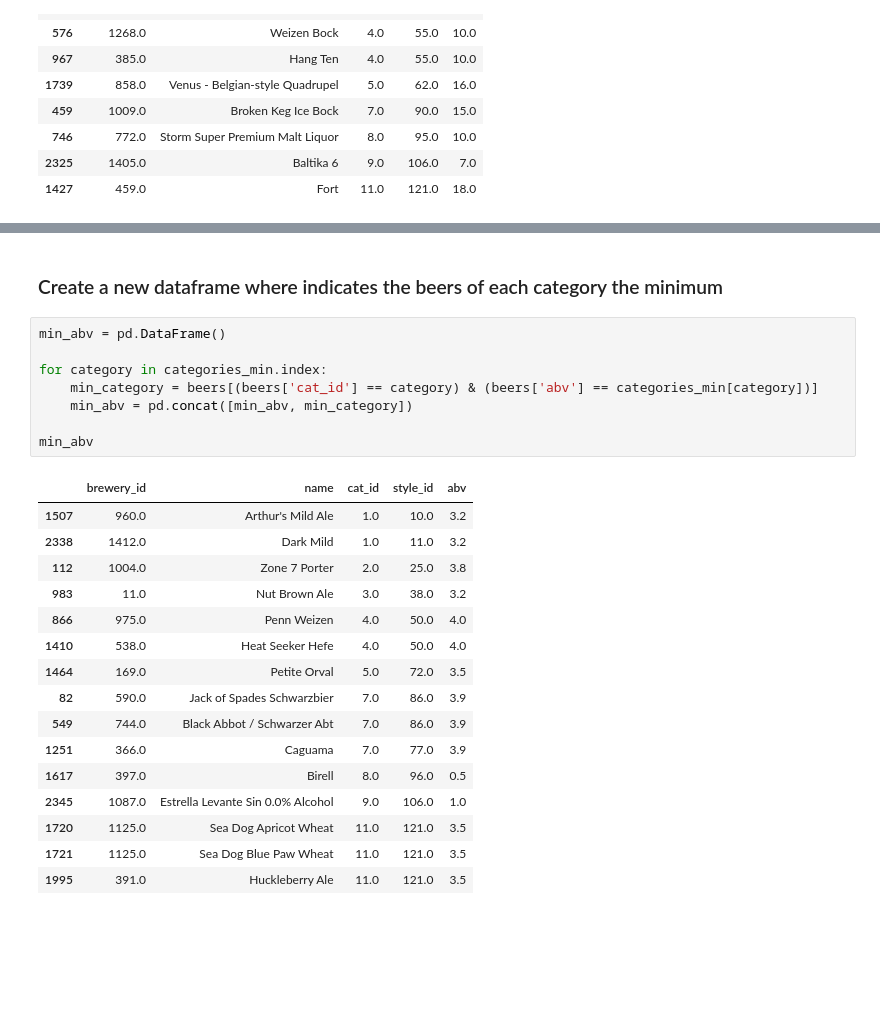
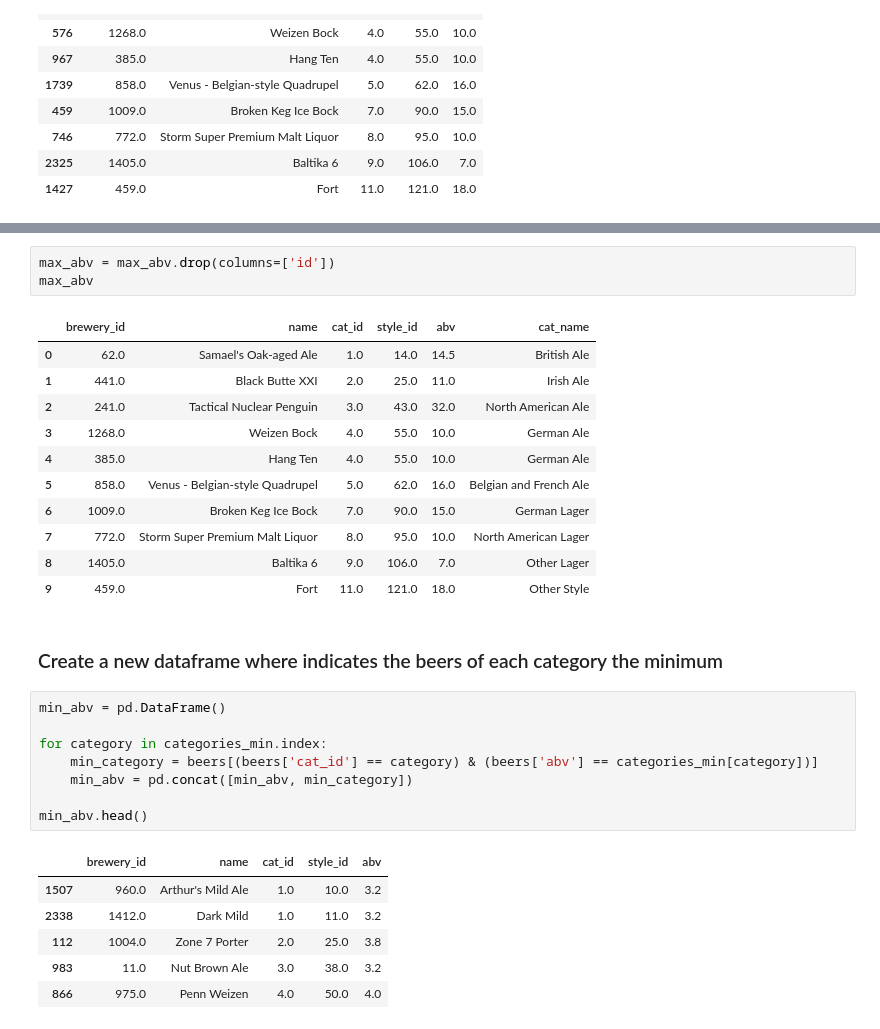
Before and after one commit to rubenmartinezlorente/Project-Week-3-Data-Thieves, a Jupyter notebook: your-project/Q3.ipynb, the cells around one changed output, grey strips where cells are left out. Cells and saved outputs as stored; diff of their text form; blank space fills up the shorter version.

```diff
--- a/your-project/Q3.ipynb
+++ b/your-project/Q3.ipynb
@@ -72,27 +90,32 @@ max_abv
+# %%
+max_abv = max_abv.drop(columns=['id'])
+max_abv
+# %% [output]
+|  | brewery_id | name | cat_id | style_id | abv | cat_name |
+| 0 | 62.0 | Samael's Oak-aged Ale | 1.0 | 14.0 | 14.5 | British Ale |
+| 1 | 441.0 | Black Butte XXI | 2.0 | 25.0 | 11.0 | Irish Ale |
+| 2 | 241.0 | Tactical Nuclear Penguin | 3.0 | 43.0 | 32.0 | North American Ale |
+| 3 | 1268.0 | Weizen Bock | 4.0 | 55.0 | 10.0 | German Ale |
+| 4 | 385.0 | Hang Ten | 4.0 | 55.0 | 10.0 | German Ale |
+| 5 | 858.0 | Venus - Belgian-style Quadrupel | 5.0 | 62.0 | 16.0 | Belgian and French Ale |
+| 6 | 1009.0 | Broken Keg Ice Bock | 7.0 | 90.0 | 15.0 | German Lager |
+| 7 | 772.0 | Storm Super Premium Malt Liquor | 8.0 | 95.0 | 10.0 | North American Lager |
+| 8 | 1405.0 | Baltika 6 | 9.0 | 106.0 | 7.0 | Other Lager |
+| 9 | 459.0 | Fort | 11.0 | 121.0 | 18.0 | Other Style |
 # %% [markdown]
 ### Create a new dataframe where indicates the beers of each category the minimum
 # %%
 min_abv = pd.DataFrame()
 
 for category in categories_min.index:
     min_category = beers[(beers['cat_id'] == category) & (beers['abv'] == categories_min[category])]
     min_abv = pd.concat([min_abv, min_category])
 
-min_abv
+min_abv.head()
 # %% [output]
 |  | brewery_id | name | cat_id | style_id | abv |
 | 1507 | 960.0 | Arthur's Mild Ale | 1.0 | 10.0 | 3.2 |
 | 2338 | 1412.0 | Dark Mild | 1.0 | 11.0 | 3.2 |
 | 112 | 1004.0 | Zone 7 Porter | 2.0 | 25.0 | 3.8 |
 | 983 | 11.0 | Nut Brown Ale | 3.0 | 38.0 | 3.2 |
 | 866 | 975.0 | Penn Weizen | 4.0 | 50.0 | 4.0 |
-| 1410 | 538.0 | Heat Seeker Hefe | 4.0 | 50.0 | 4.0 |
-| 1464 | 169.0 | Petite Orval | 5.0 | 72.0 | 3.5 |
-| 82 | 590.0 | Jack of Spades Schwarzbier | 7.0 | 86.0 | 3.9 |
-| 549 | 744.0 | Black Abbot / Schwarzer Abt | 7.0 | 86.0 | 3.9 |
-| 1251 | 366.0 | Caguama | 7.0 | 77.0 | 3.9 |
-| 1617 | 397.0 | Birell | 8.0 | 96.0 | 0.5 |
-| 2345 | 1087.0 | Estrella Levante Sin 0.0% Alcohol | 9.0 | 106.0 | 1.0 |
-| 1720 | 1125.0 | Sea Dog Apricot Wheat | 11.0 | 121.0 | 3.5 |
-| 1721 | 1125.0 | Sea Dog Blue Paw Wheat | 11.0 | 121.0 | 3.5 |
-| 1995 | 391.0 | Huckleberry Ale | 11.0 | 121.0 | 3.5 |
```
Also changed, not shown: parts of 4 cells of this notebook.
